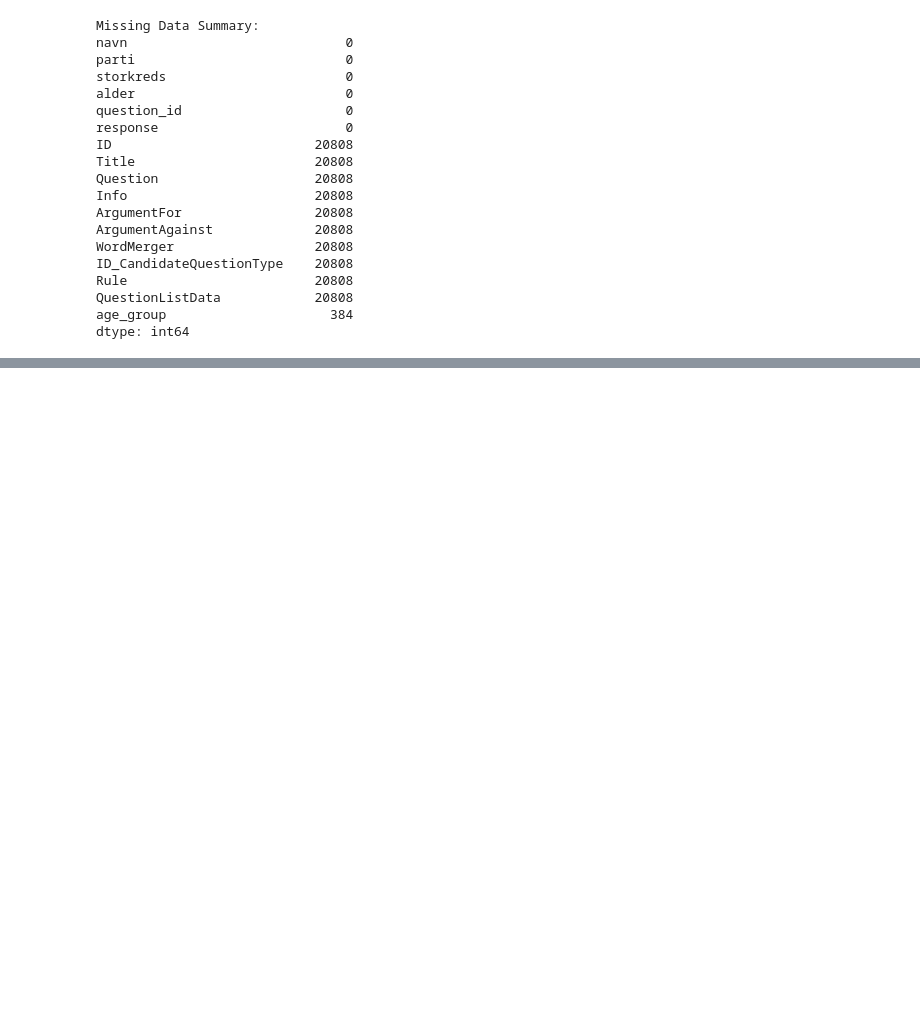
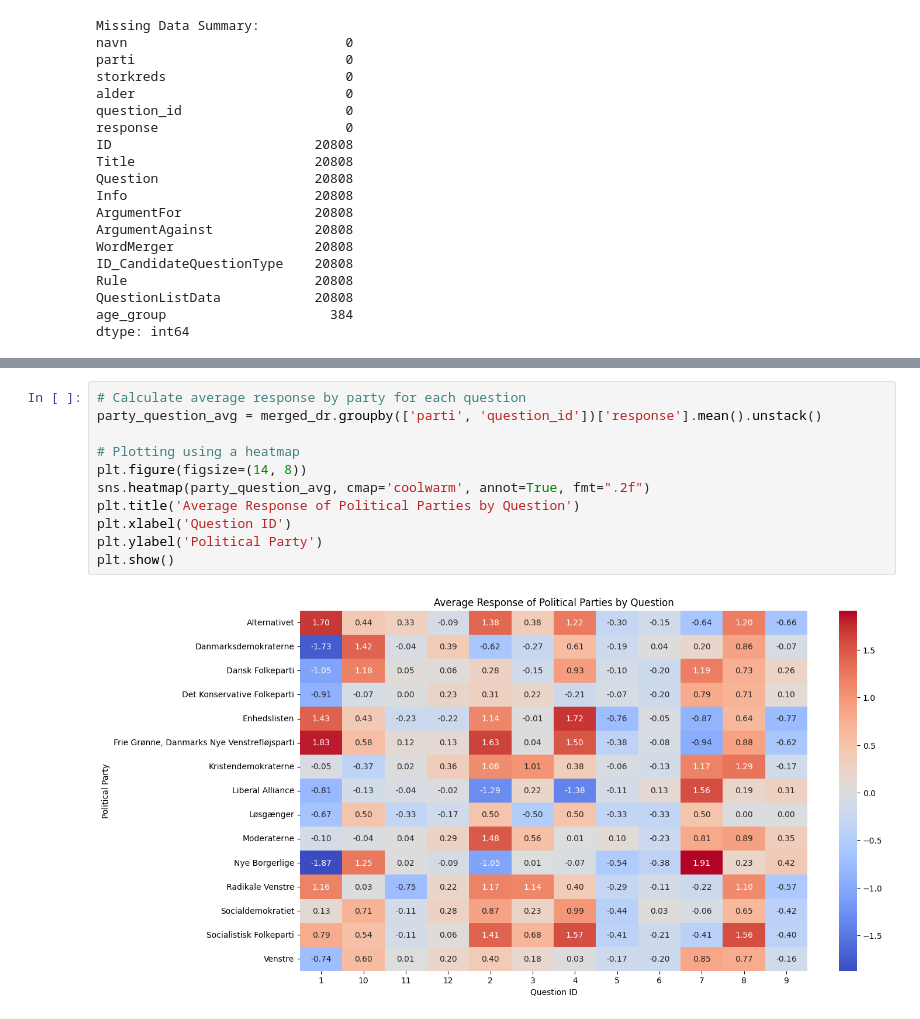
Before and after one commit to kkristiansd/MAL5, a Jupyter notebook: 5. Candidate Test 2022 II.ipynb, the cells around one changed output, grey strips where cells are left out. Saved outputs shown, nothing was run; the diff lists cells and outputs as text; blank space fills up the shorter version.

```diff
--- a/5. Candidate Test 2022 II.ipynb
+++ b/5. Candidate Test 2022 II.ipynb
@@ -305,0 +320,13 @@ plt.show()
+# %%
+# Calculate average response by party for each question
+party_question_avg = merged_dr.groupby(['parti', 'question_id'])['response'].mean().unstack()
+
+# Plotting using a heatmap
+plt.figure(figsize=(14, 8))
+sns.heatmap(party_question_avg, cmap='coolwarm', annot=True, fmt=".2f")
+plt.title('Average Response of Political Parties by Question')
+plt.xlabel('Question ID')
+plt.ylabel('Political Party')
+plt.show()
+# %% [output]
+[figure, added]
```
Also changed, not shown: parts of 2 cells of this notebook.
